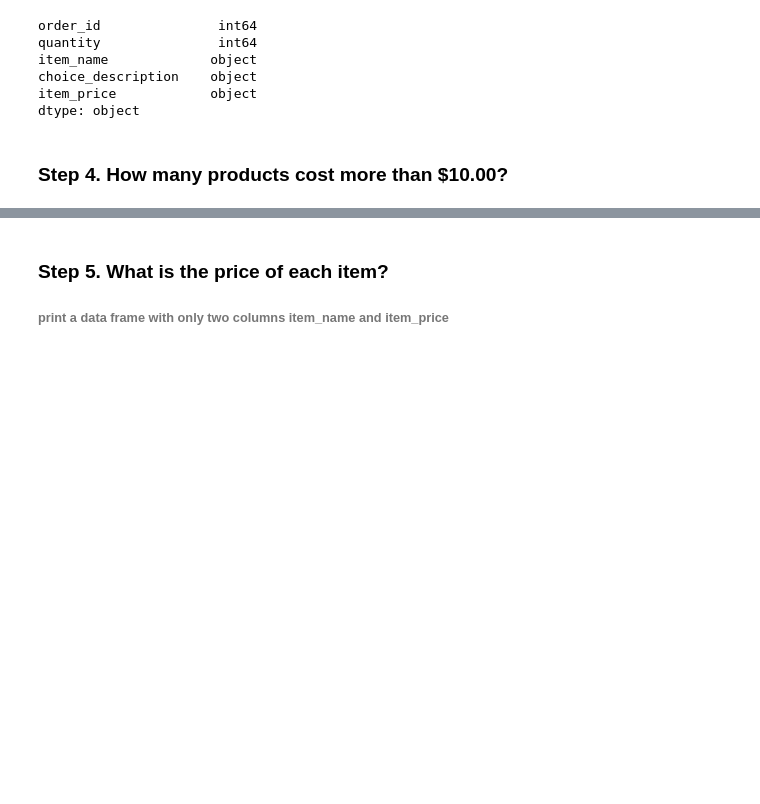
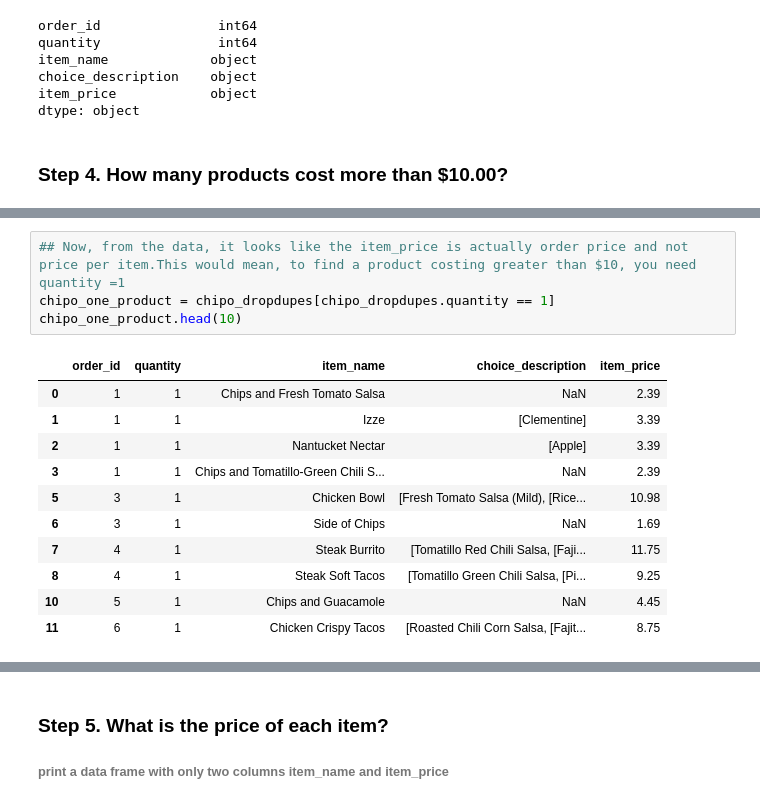
Before and after one commit to meenalj/dsnoob, a Jupyter notebook: Chipotle_Exercises_and_Solutions_MJ.ipynb, the cells around one changed output, grey strips where cells are left out. Cells and saved outputs as stored; diff of their text form; blank space fills up the shorter version.

```diff
--- a/Chipotle_Exercises_and_Solutions_MJ.ipynb
+++ b/Chipotle_Exercises_and_Solutions_MJ.ipynb
@@ -51,0 +61,16 @@ chipo.head(5)
+# %%
+## Now, from the data, it looks like the item_price is actually order price and not price per item.This would mean, to find a product costing greater than $10, you need quantity =1
+chipo_one_product = chipo_dropdupes[chipo_dropdupes.quantity == 1]
+chipo_one_product.head(10)
+# %% [output]
+|  | order_id | quantity | item_name | choice_description | item_price |
+| 0 | 1 | 1 | Chips and Fresh Tomato Salsa | NaN | 2.39 |
+| 1 | 1 | 1 | Izze | [Clementine] | 3.39 |
+| 2 | 1 | 1 | Nantucket Nectar | [Apple] | 3.39 |
+| 3 | 1 | 1 | Chips and Tomatillo-Green Chili S... | NaN | 2.39 |
+| 5 | 3 | 1 | Chicken Bowl | [Fresh Tomato Salsa (Mild), [Rice... | 10.98 |
+| 6 | 3 | 1 | Side of Chips | NaN | 1.69 |
+| 7 | 4 | 1 | Steak Burrito | [Tomatillo Red Chili Salsa, [Faji... | 11.75 |
+| 8 | 4 | 1 | Steak Soft Tacos | [Tomatillo Green Chili Salsa, [Pi... | 9.25 |
+| 10 | 5 | 1 | Chips and Guacamole | NaN | 4.45 |
+| 11 | 6 | 1 | Chicken Crispy Tacos | [Roasted Chili Corn Salsa, [Fajit... | 8.75 |
```
Also changed, not shown: parts of 8 cells of this notebook.
